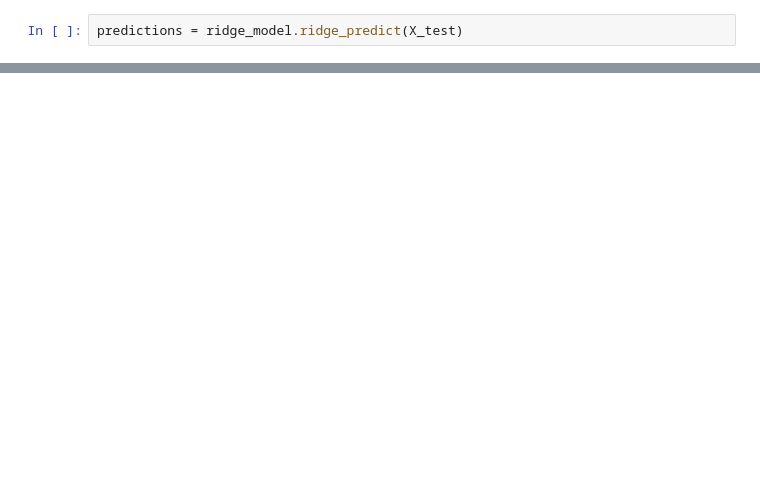
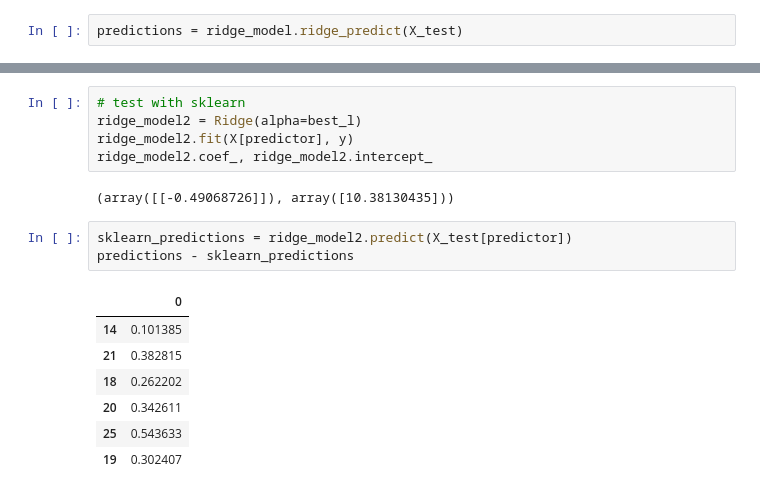
Before and after one commit to sararst/Malis, a Jupyter notebook: proj3/task2 copy.ipynb, the cells around one changed output, grey strips where cells are left out. Drawn from its saved outputs; the diff is of its cells as text; blank space fills up the shorter version.

```diff
--- a/proj3/task2 copy.ipynb
+++ b/proj3/task2 copy.ipynb
@@ -43,0 +73,18 @@ predictions = ridge_model.ridge_predict(X_test)
+# %%
+# test with sklearn
+ridge_model2 = Ridge(alpha=best_l)
+ridge_model2.fit(X[predictor], y)
+ridge_model2.coef_, ridge_model2.intercept_
+# %% [output]
+(array([[-0.49068726]]), array([10.38130435]))
+# %%
+sklearn_predictions = ridge_model2.predict(X_test[predictor])
+predictions - sklearn_predictions
+# %% [output]
+|  | 0 |
+| 14 | 0.101385 |
+| 21 | 0.382815 |
+| 18 | 0.262202 |
+| 20 | 0.342611 |
+| 25 | 0.543633 |
+| 19 | 0.302407 |
```
Also changed, not shown: parts of 10 cells of this notebook, 2 other files.
